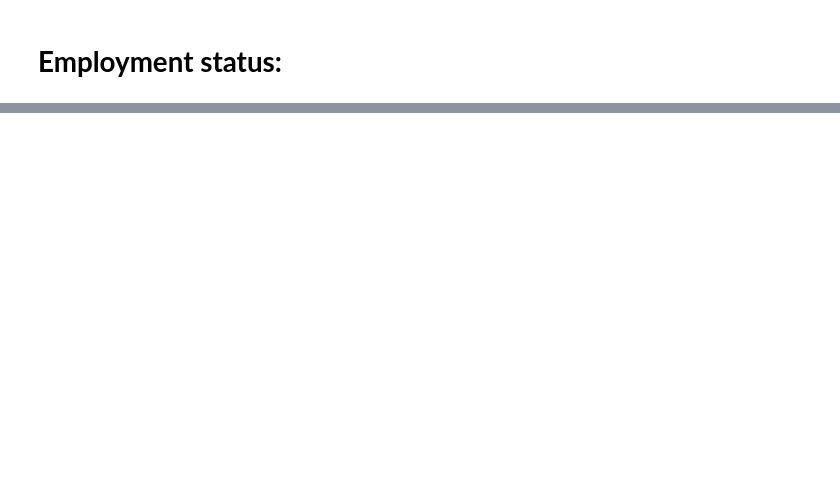
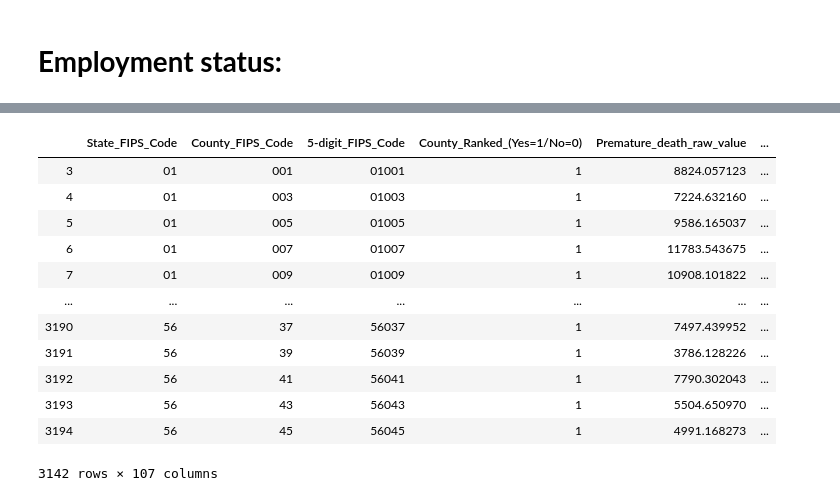
Before and after one commit to nielsbclausen/Mod_4_Project, a Jupyter notebook: Isabel_nb.ipynb, the cells around one changed output, grey strips where cells are left out. Drawn from its saved outputs; the diff is of its cells as text; code cells hidden in the pictures; blank space fills up the shorter version.

```diff
--- a/Isabel_nb.ipynb
+++ b/Isabel_nb.ipynb
@@ -207,0 +465,2 @@ df.head()
+# %%
+dfclean=dfClean
@@ -207,0 +488,20 @@ df.head()
+# %%
+dfreg = dfclean
+dfreg.iloc[:,1:] = dfreg.groupby("State_Abbreviation").transform(lambda x: x.fillna(x.median()))
+dfreg = dfreg.drop(columns = ['Name', 'Release_Year'])
+dfreg = dfreg.dropna(axis='columns')
+dfreg
+# %% [output]
+|  | State_FIPS_Code | County_FIPS_Code | 5-digit_FIPS_Code | County_Ranked_(Yes=1/No=0) | Premature_death_raw_value | ... |
+| 3 | 01 | 001 | 01001 | 1 | 8824.057123 | ... |
+| 4 | 01 | 003 | 01003 | 1 | 7224.632160 | ... |
+| 5 | 01 | 005 | 01005 | 1 | 9586.165037 | ... |
+| 6 | 01 | 007 | 01007 | 1 | 11783.543675 | ... |
+| 7 | 01 | 009 | 01009 | 1 | 10908.101822 | ... |
+| ... | ... | ... | ... | ... | ... | ... |
+| 3190 | 56 | 37 | 56037 | 1 | 7497.439952 | ... |
+| 3191 | 56 | 39 | 56039 | 1 | 3786.128226 | ... |
+| 3192 | 56 | 41 | 56041 | 1 | 7790.302043 | ... |
+| 3193 | 56 | 43 | 56043 | 1 | 5504.650970 | ... |
+| 3194 | 56 | 45 | 56045 | 1 | 4991.168273 | ... |
+3142 rows × 107 columns
```
Also changed, not shown: parts of 57 cells of this notebook.
